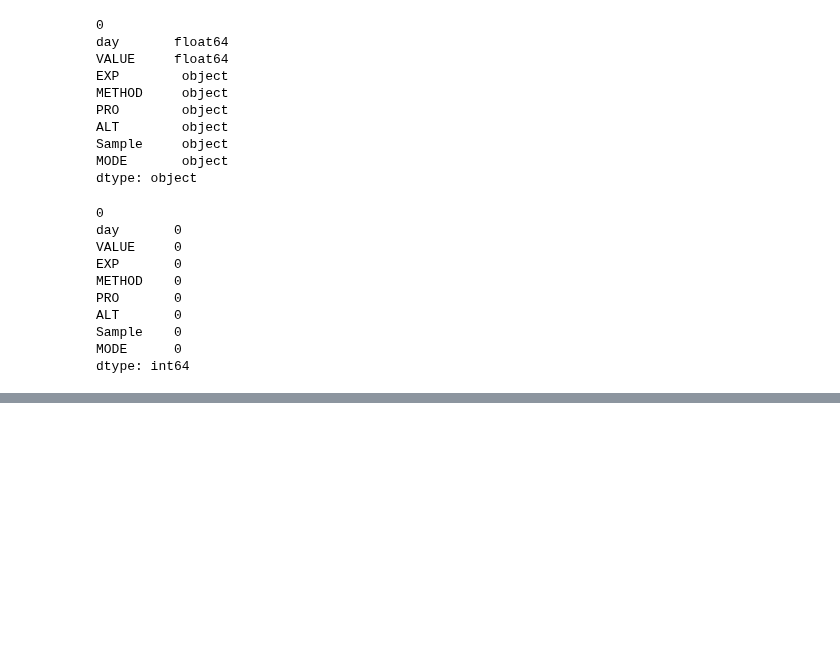
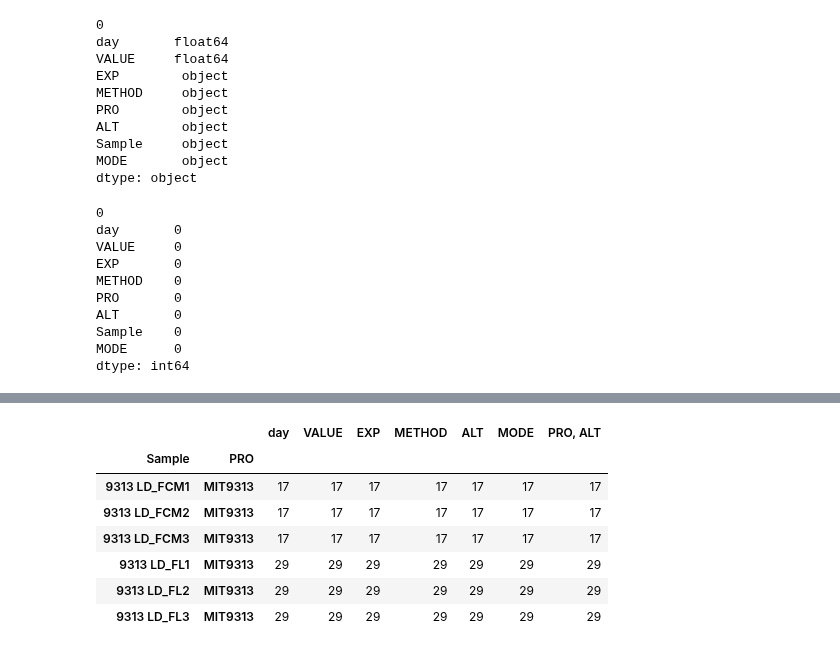
Before and after one commit to wosnat/ccpa, a Jupyter notebook: ccpa_fcm_fl.ipynb, the cells around one changed output, grey strips where cells are left out. Saved outputs shown, nothing was run; the diff lists cells and outputs as text; code cells hidden in the pictures; blank space fills up the shorter version.

```diff
--- a/ccpa_fcm_fl.ipynb
+++ b/ccpa_fcm_fl.ipynb
@@ -179,3 +187,14 @@ df.groupby(['METHOD']).describe()
 | METHOD |  |  |  |  |  |  |  |  |  |  |  | ... |
 | FCM | 375.0 | 19.866817 | 11.026723 | 0.0 | 11.598611 | 18.00 | 28.00 | 50.00 | 375.0 | 6.992973e+07 | 6.415715e+07 | ... |
 | FL | 807.0 | 23.298033 | 15.181467 | 0.0 | 10.920000 | 20.97 | 34.84 | 62.89 | 807.0 | 1.439253e+00 | 1.494861e+00 | ... |
+# %%
+df.loc[df['MODE'] == 'LD'].groupby(['Sample','PRO']).count()
+# %% [output]
+|  |  | day | VALUE | EXP | METHOD | ALT | MODE | PRO, ALT |
+| Sample | PRO |  |  |  |  |  |  |  |
+| 9313 LD_FCM1 | MIT9313 | 17 | 17 | 17 | 17 | 17 | 17 | 17 |
+| 9313 LD_FCM2 | MIT9313 | 17 | 17 | 17 | 17 | 17 | 17 | 17 |
+| 9313 LD_FCM3 | MIT9313 | 17 | 17 | 17 | 17 | 17 | 17 | 17 |
+| 9313 LD_FL1 | MIT9313 | 29 | 29 | 29 | 29 | 29 | 29 | 29 |
+| 9313 LD_FL2 | MIT9313 | 29 | 29 | 29 | 29 | 29 | 29 | 29 |
+| 9313 LD_FL3 | MIT9313 | 29 | 29 | 29 | 29 | 29 | 29 | 29 |
```
Also changed, not shown: parts of 10 cells of this notebook.
